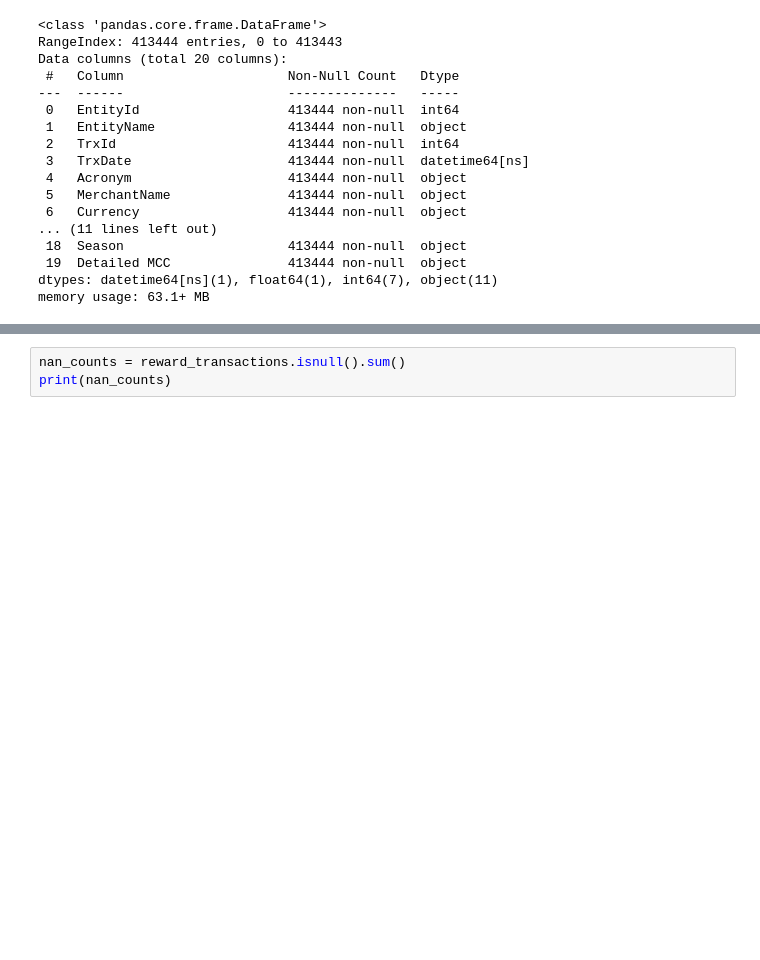
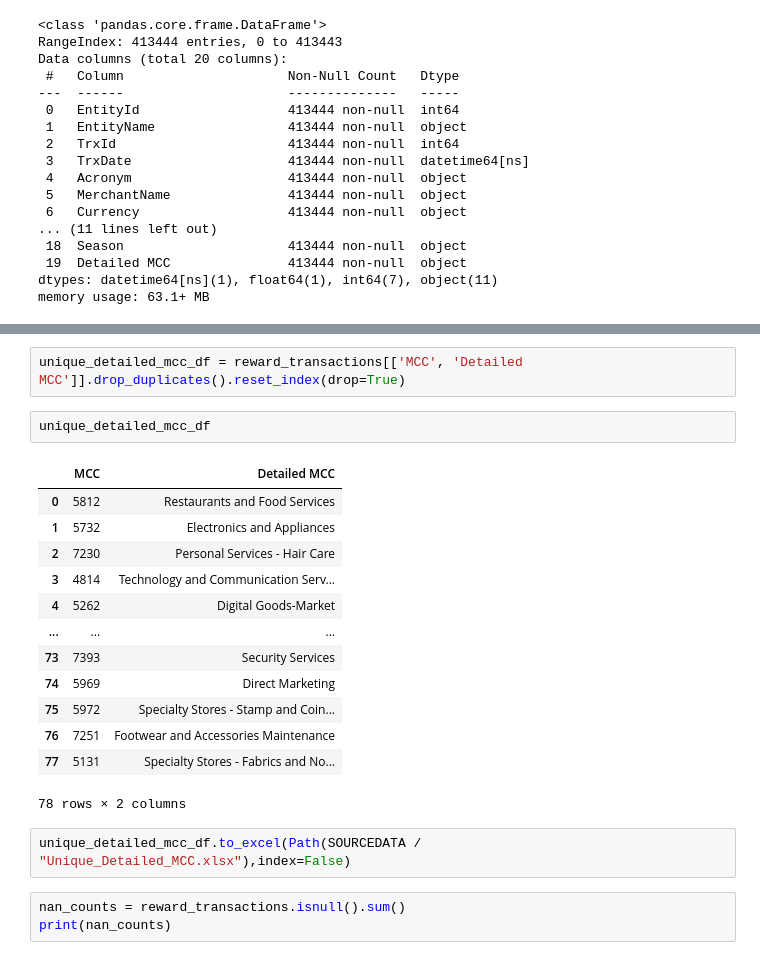
Before and after one commit to DboukAli98/KFHXRelatedAi, a Jupyter notebook: NoteBooks/Profilings/R1_User_MCC_Freq.ipynb, the cells around one changed output, grey strips where cells are left out. Cells and saved outputs as stored; diff of their text form; blank space fills up the shorter version.

```diff
--- a/NoteBooks/Profilings/R1_User_MCC_Freq.ipynb
+++ b/NoteBooks/Profilings/R1_User_MCC_Freq.ipynb
@@ -41,6 +41,26 @@ reward_transactions.head()
 | 2 | 1594 | Dose Café | 18240199 | 2024-01-17 03:00:00 | JUREAT AL SAADA CO KUWAIT KW | JUREAT AL SAADA CO | KWD | 996464 | ... |
 | 3 | 1594 | Dose Café | 18240223 | 2024-01-17 03:00:00 | DOSE ZAHRA KUWAIT KW | DOSE ZAHRA | KWD | 1001269 | ... |
 | 4 | 1586 | Caffeine Cafe | 18243367 | 2024-01-18 03:00:00 | CAFFEINE CAFE KUWAIT KW | CAFFEINE CAFE | KWD | 1011645 | ... |
+# %%
+unique_detailed_mcc_df = reward_transactions[['MCC', 'Detailed MCC']].drop_duplicates().reset_index(drop=True)
+# %%
+unique_detailed_mcc_df
+# %% [output]
+|  | MCC | Detailed MCC |
+| 0 | 5812 | Restaurants and Food Services |
+| 1 | 5732 | Electronics and Appliances |
+| 2 | 7230 | Personal Services - Hair Care |
+| 3 | 4814 | Technology and Communication Serv... |
+| 4 | 5262 | Digital Goods-Market |
+| ... | ... | ... |
+| 73 | 7393 | Security Services |
+| 74 | 5969 | Direct Marketing |
+| 75 | 5972 | Specialty Stores - Stamp and Coin... |
+| 76 | 7251 | Footwear and Accessories Maintenance |
+| 77 | 5131 | Specialty Stores - Fabrics and No... |
+78 rows × 2 columns
+# %%
+unique_detailed_mcc_df.to_excel(Path(SOURCEDATA / "Unique_Detailed_MCC.xlsx"),index=False)
 # %%
 nan_counts = reward_transactions.isnull().sum()
 print(nan_counts)
```
Also changed, not shown: 3 other files.
